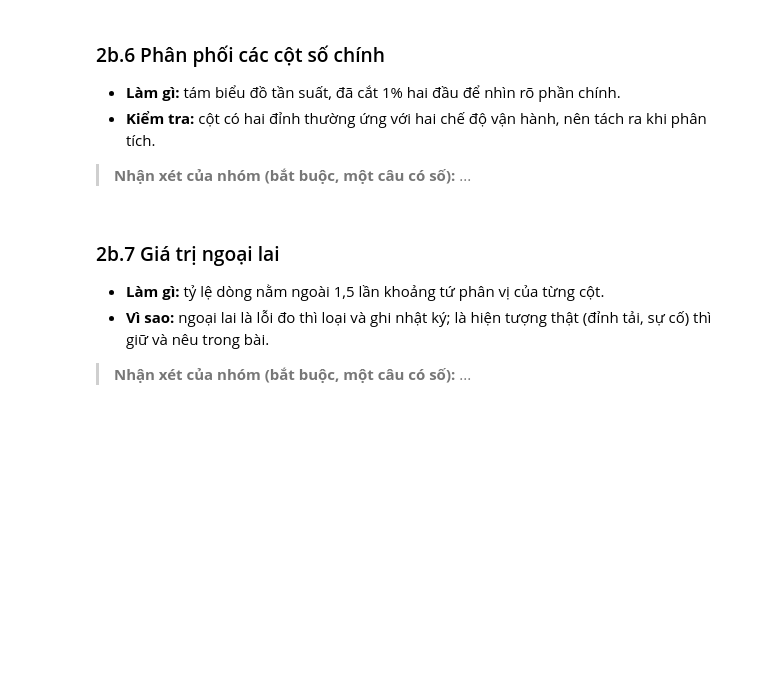
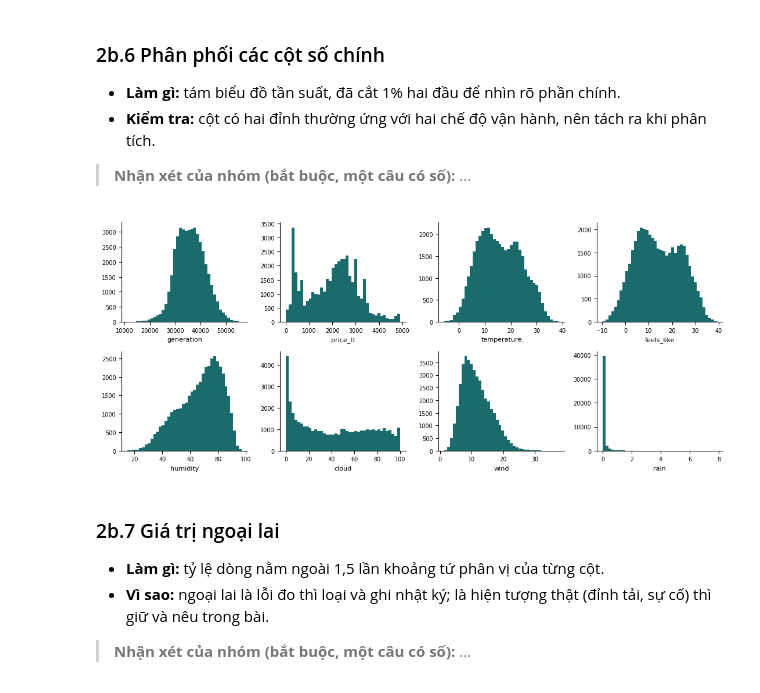
Before and after one commit to quan534/ADY-Project-Battery-prediction-model, a Jupyter notebook: OnGoingAssessment2_ICIDST_TurkiyeElectricity_HolidayForecast/Notebook_A_OnGoingAssessment2_ICIDST_TurkiyeElectricity_HolidayForecast.ipynb, the cells around one changed output. Saved outputs shown, nothing was run; the diff lists cells and outputs as text; code cells hidden in the pictures; blank space fills up the shorter version.

```diff
--- a/OnGoingAssessment2_ICIDST_TurkiyeElectricity_HolidayForecast/Notebook_A_OnGoingAssessment2_ICIDST_TurkiyeElectricity_HolidayForecast.ipynb
+++ b/OnGoingAssessment2_ICIDST_TurkiyeElectricity_HolidayForecast/Notebook_A_OnGoingAssessment2_ICIDST_TurkiyeElectricity_HolidayForecast.ipynb
@@ -171,9 +234,13 @@ fig.tight_layout(); fig.savefig('report/fig_eda_target.png', dpi=200); plt.show(
 # %%
 cols = [c for c in NUM if c != TGT][:8]; fig, axes = plt.subplots(2, 4, figsize=(11, 4.6))
 for a, c in zip(axes.ravel(), cols):
-    x = S[c].dropna().astype(float); x = x.clip(x.quantile(.01), x.quantile(.99)); a.hist(x, bins=40, color='#1B6B6D'); a.set_xlabel(c, fontsize=8); a.spines[['top', 'right']].set_visible(False); a.tick_params(labelsize=7)
+    x = S[c].dropna().astype(float)
+    # x = x.clip(x.quantile(.01), x.quantile(.99))
+    a.hist(x, bins=40, color='#1B6B6D'); a.set_xlabel(c, fontsize=8); a.spines[['top', 'right']].set_visible(False); a.tick_params(labelsize=7)
 for a in axes.ravel()[len(cols):]: a.axis('off')
 fig.tight_layout(); fig.savefig('report/fig_eda_distributions.png', dpi=200); plt.show()
+# %% [output]
+[figure, added]
 # %% [markdown]
 ### 2b.7 Giá trị ngoại lai
 
```
Also changed, not shown: parts of 31 cells of this notebook.
